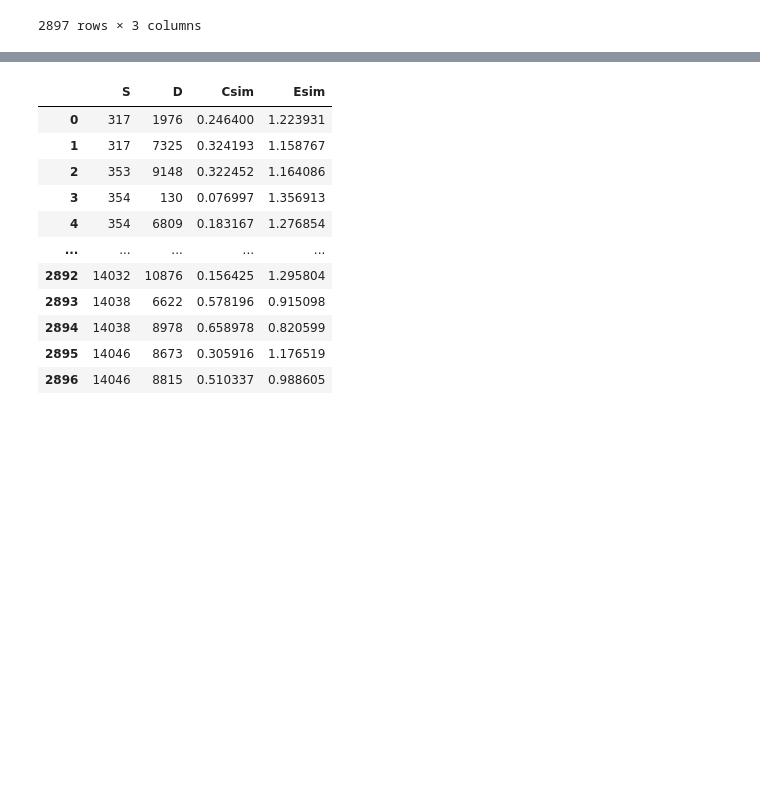
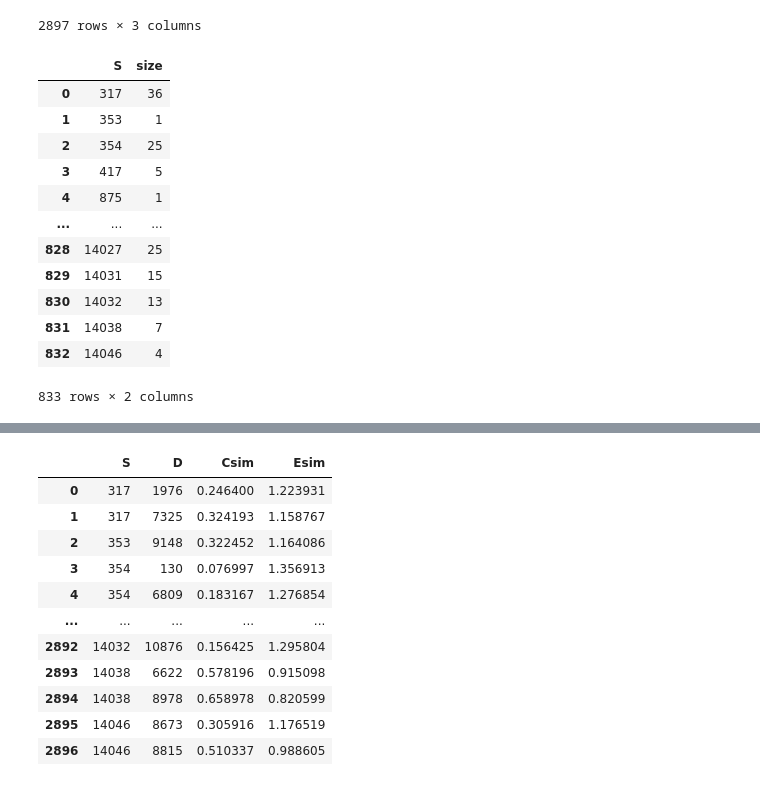
Before and after one commit to Hackathorn/CVA-SBERT, a Jupyter notebook: notebooks/CVA-SBERT-SDIclustering.ipynb, the cells around one changed output, grey strips where cells are left out. Saved outputs shown, nothing was run; the diff lists cells and outputs as text; code cells hidden in the pictures; blank space fills up the shorter version.

Commit message:
revised groupby calculations

```diff
--- a/notebooks/CVA-SBERT-SDIclustering.ipynb
+++ b/notebooks/CVA-SBERT-SDIclustering.ipynb
@@ -111,6 +110,23 @@ SD_clus['I'].size()
 | 2895 | 14046 | 8673 | 2 |
 | 2896 | 14046 | 8815 | 2 |
 2897 rows × 3 columns
+# %%
+S_clus = df.groupby(['S'], as_index=False)
+S_clus['I'].size()
+# %% [output]
+|  | S | size |
+| 0 | 317 | 36 |
+| 1 | 353 | 1 |
+| 2 | 354 | 25 |
+| 3 | 417 | 5 |
+| 4 | 875 | 1 |
+| ... | ... | ... |
+| 828 | 14027 | 25 |
+| 829 | 14031 | 15 |
+| 830 | 14032 | 13 |
+| 831 | 14038 | 7 |
+| 832 | 14046 | 4 |
+833 rows × 2 columns
 # %%
 # group Source/Definition items into cluster
 SD_clus = df.groupby(['S', 'D'], as_index=False)
```
Also changed, not shown: parts of 1 cell of this notebook.
